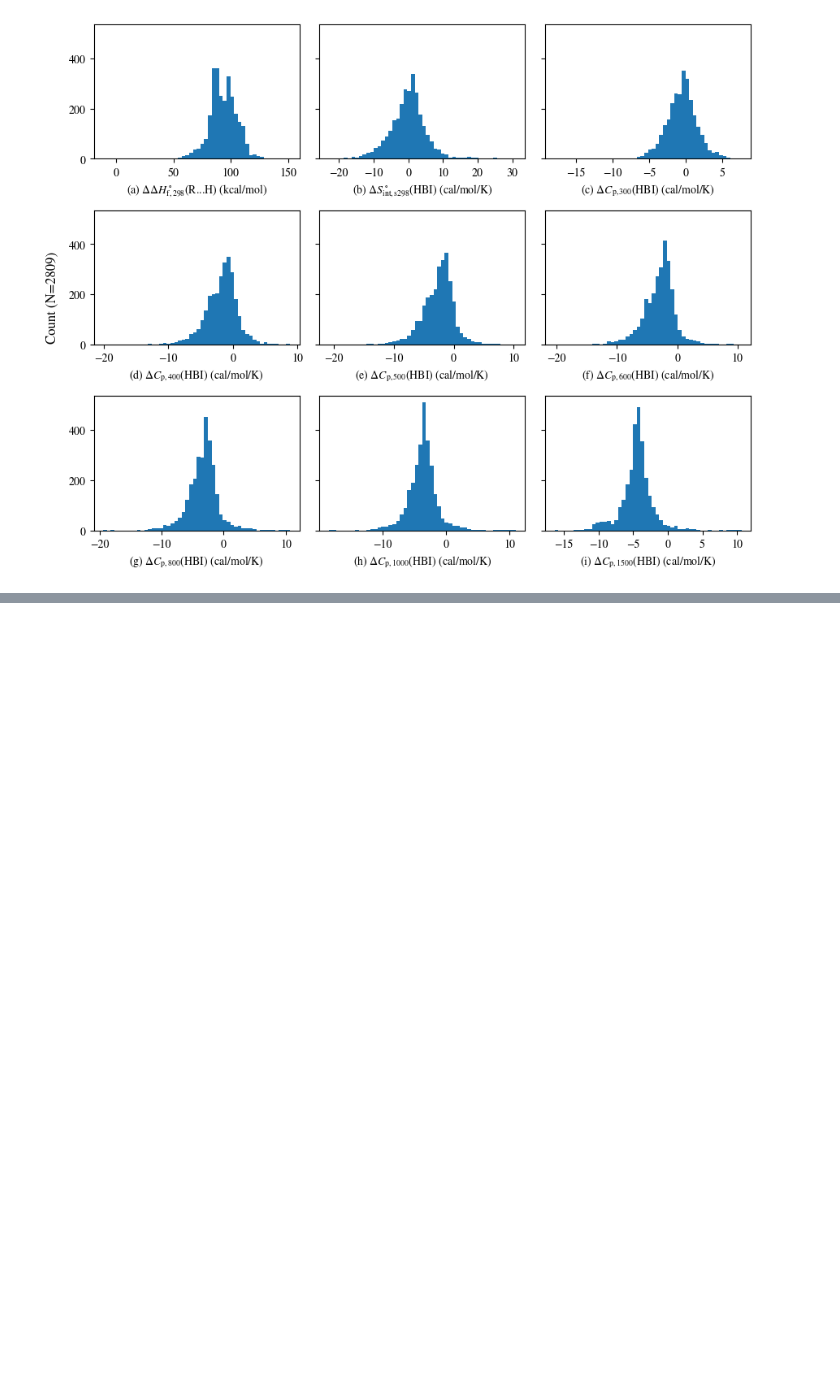
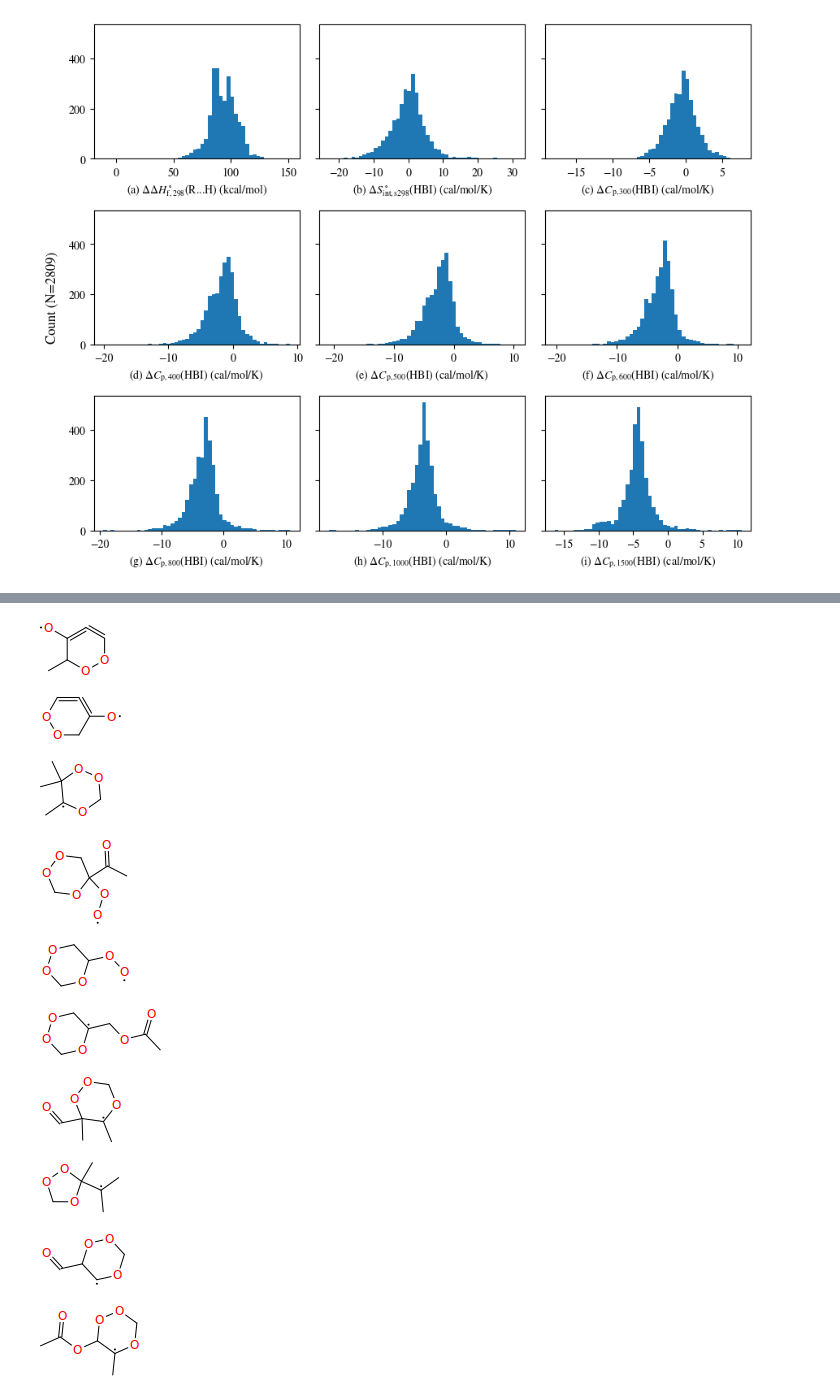
Before and after one commit to hwpang/RadicalTree, a Jupyter notebook: notebooks/5.3_plot_hbi_data.ipynb, the cells around one changed output, grey strips where cells are left out. Drawn from its saved outputs; the diff is of its cells as text; code cells hidden in the pictures; blank space fills up the shorter version.

```diff
--- a/notebooks/5.3_plot_hbi_data.ipynb
+++ b/notebooks/5.3_plot_hbi_data.ipynb
@@ -63,0 +168,5 @@ fig.savefig("../figures/data_hbi_hist.pdf", bbox_inches="tight")
+# %%
+temp_df = HBI_correction_df[HBI_correction_df["closed_shell_thermo_source"]!="GAV"]
+temp_df["abs_HBI_Cp1500 (cal/mol/K)"] = temp_df["HBI_Cp1500 (cal/mol/K)"].abs()
+temp_df = temp_df.sort_values("abs_HBI_Cp1500 (cal/mol/K)", ascending=False)
+temp_df
@@ -63,0 +191,15 @@ fig.savefig("../figures/data_hbi_hist.pdf", bbox_inches="tight")
+# %%
+for smi in temp_df["resonance_radical_smiles"][:10]:
+    mol = Molecule().from_smiles(smi)
+    display(mol)
+# %% [output]
+[figure, added]
+[figure, added]
+[figure, added]
+[figure, added]
+[figure, added]
+[figure, added]
+[figure, added]
+[figure, added]
+[figure, added]
+[figure, added]
```
Also changed, not shown: parts of 12 cells of this notebook, 3 other files.
